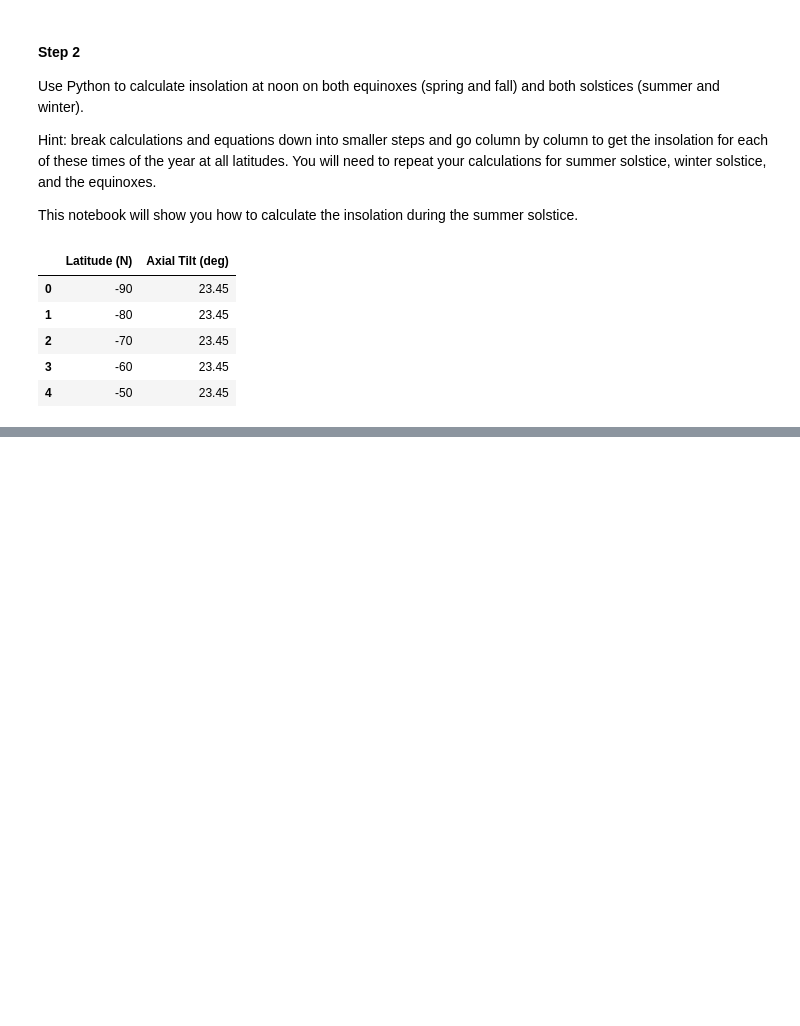
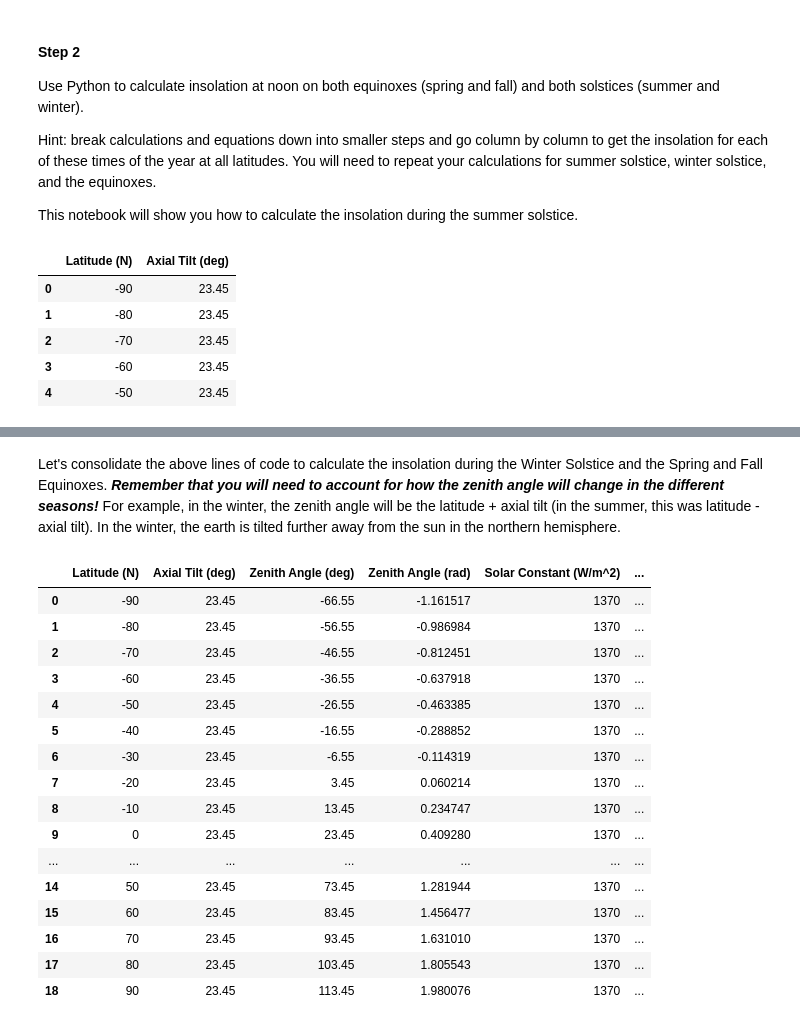
Before and after one commit to CUB-Computational-Tools/2020-ps-team-geol2001, a Jupyter notebook: solar_insolation_v1.ipynb, the cells around one changed output, grey strips where cells are left out. Saved outputs shown, nothing was run; the diff lists cells and outputs as text; code cells hidden in the pictures; blank space fills up the shorter version.

```diff
--- a/solar_insolation_v1.ipynb
+++ b/solar_insolation_v1.ipynb
@@ -126,0 +123,30 @@ Q_by_lat['q Summer (W/m^2)'] =
+# %% [markdown]
+Let's consolidate the above lines of code to calculate the insolation during the Winter Solstice and the Spring and Fall Equinoxes. ***Remember that you will need to account for how the zenith angle will change in the different seasons!*** For example, in the winter, the zenith angle will be the latitude + axial tilt (in the summer, this was latitude - axial tilt). In the winter, the earth is tilted further away from the sun in the northern hemisphere.
+# %%
+Q_winter = pd.DataFrame()
+Q_winter['Latitude (N)'] = np.arange(-90, 100, 10)
+Q_winter['Axial Tilt (deg)'] = 23.45
+Q_winter['Zenith Angle (deg)'] = Q_winter['Latitude (N)'] + Q_winter['Axial Tilt (deg)']
+Q_winter['Zenith Angle (rad)'] = np.radians(Q_winter['Zenith Angle (deg)'])
+Q_winter['Solar Constant (W/m^2)'] = 1370
+Q_winter['q Winter (W/m^2)'] = np.cos(Q_winter['Zenith Angle (rad)']) * Q_winter['Solar Constant (W/m^2)']
+Q_winter['q Winter (W/m^2)'] = [0 if i < 0 else i for i in Q_winter['q Winter (W/m^2)']]
+Q_winter
+# %% [output]
+|  | Latitude (N) | Axial Tilt (deg) | Zenith Angle (deg) | Zenith Angle (rad) | Solar Constant (W/m^2) | ... |
+| 0 | -90 | 23.45 | -66.55 | -1.161517 | 1370 | ... |
+| 1 | -80 | 23.45 | -56.55 | -0.986984 | 1370 | ... |
+| 2 | -70 | 23.45 | -46.55 | -0.812451 | 1370 | ... |
+| 3 | -60 | 23.45 | -36.55 | -0.637918 | 1370 | ... |
+| 4 | -50 | 23.45 | -26.55 | -0.463385 | 1370 | ... |
+| 5 | -40 | 23.45 | -16.55 | -0.288852 | 1370 | ... |
+| 6 | -30 | 23.45 | -6.55 | -0.114319 | 1370 | ... |
+| 7 | -20 | 23.45 | 3.45 | 0.060214 | 1370 | ... |
+| 8 | -10 | 23.45 | 13.45 | 0.234747 | 1370 | ... |
+| 9 | 0 | 23.45 | 23.45 | 0.409280 | 1370 | ... |
+| ... | ... | ... | ... | ... | ... | ... |
+| 14 | 50 | 23.45 | 73.45 | 1.281944 | 1370 | ... |
+| 15 | 60 | 23.45 | 83.45 | 1.456477 | 1370 | ... |
+| 16 | 70 | 23.45 | 93.45 | 1.631010 | 1370 | ... |
+| 17 | 80 | 23.45 | 103.45 | 1.805543 | 1370 | ... |
+| 18 | 90 | 23.45 | 113.45 | 1.980076 | 1370 | ... |
```
Also changed, not shown: parts of 41 cells of this notebook.
